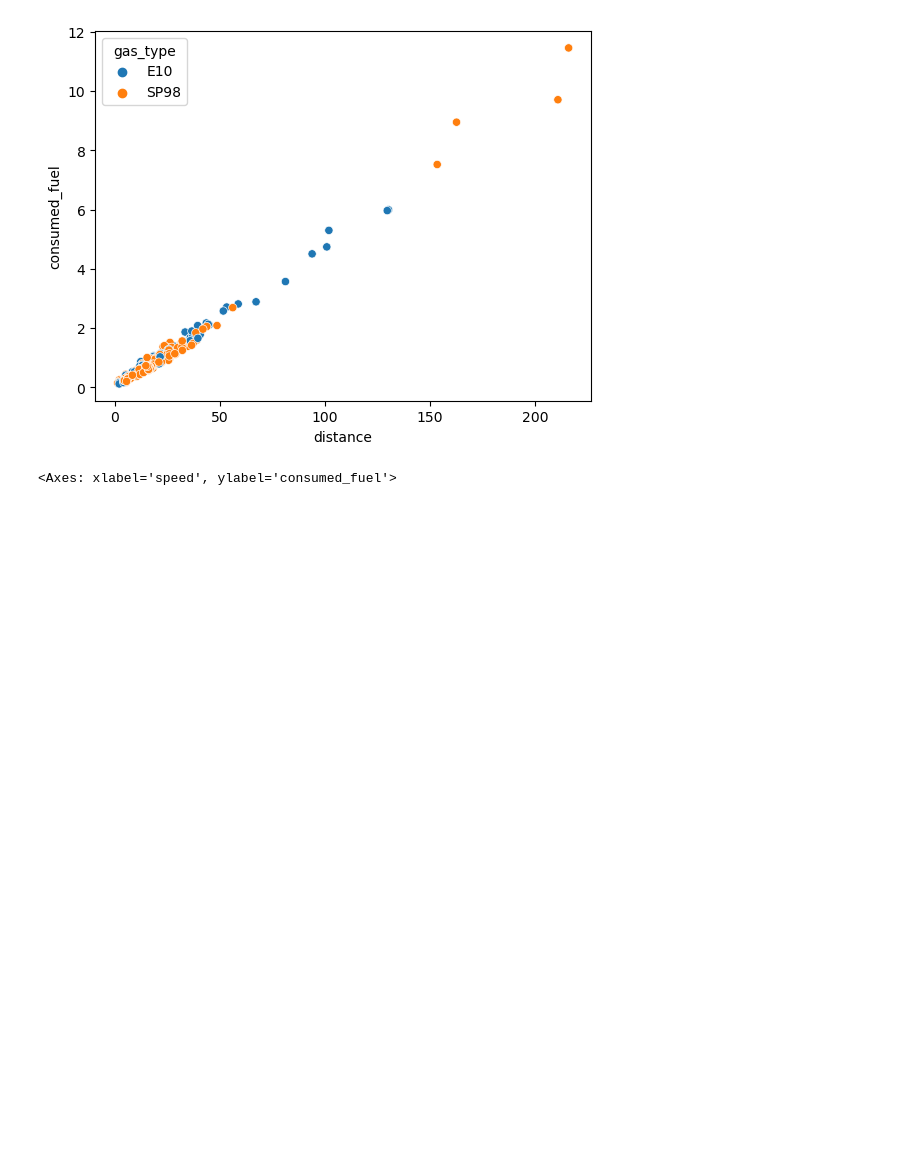
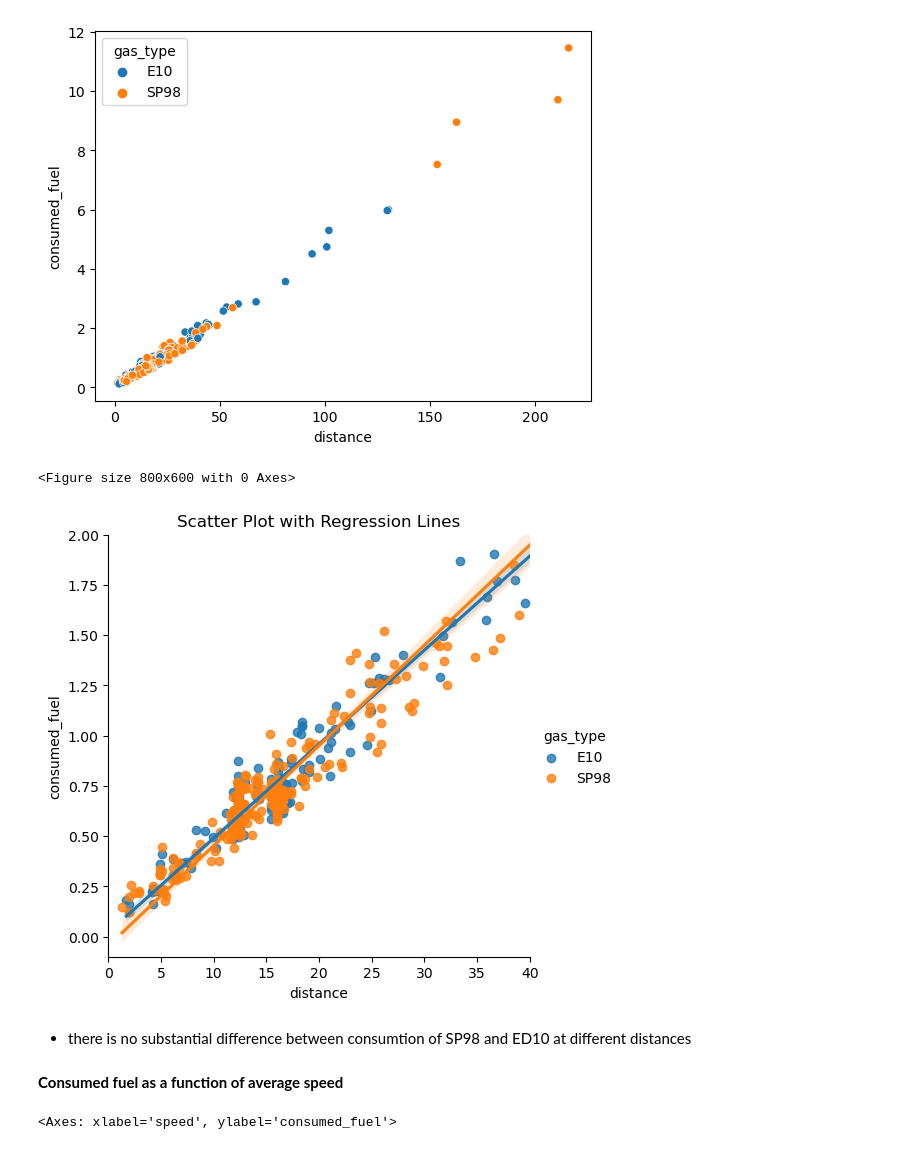
Before and after one commit to Beata2307/technical_challenge_DA, a Jupyter notebook: Technical_challenge.ipynb, the cells around one changed output. Drawn from its saved outputs; the diff is of its cells as text; code cells hidden in the pictures; blank space fills up the shorter version.

```diff
--- a/Technical_challenge.ipynb
+++ b/Technical_challenge.ipynb
@@ -291,6 +271,20 @@ sns.scatterplot(data=df, x='distance', y='consumed_fuel', hue='gas_type')
 # %% [output]
 <Axes: xlabel='distance', ylabel='consumed_fuel'>
 [figure]
+# %%
+plt.figure(figsize=(8, 6))
+sns.lmplot(data=df, x='distance', y='consumed_fuel', hue='gas_type')
+plt.title('Scatter Plot with Regression Lines')
+plt.xlim(0,40)
+plt.ylim(-0.1,2)
+plt.show()
+# %% [output]
+<Figure size 800x600 with 0 Axes>
+[figure, added]
+# %% [markdown]
+ - there is no substantial difference between consumtion of SP98 and ED10 at different distances
+# %% [markdown]
+**Consumed fuel as a function of average speed**
 # %%
 sns.scatterplot(data=df, x='speed', y='consumed_fuel', hue='gas_type')
 # %% [output]
```
Also changed, not shown: parts of 41 cells of this notebook.
